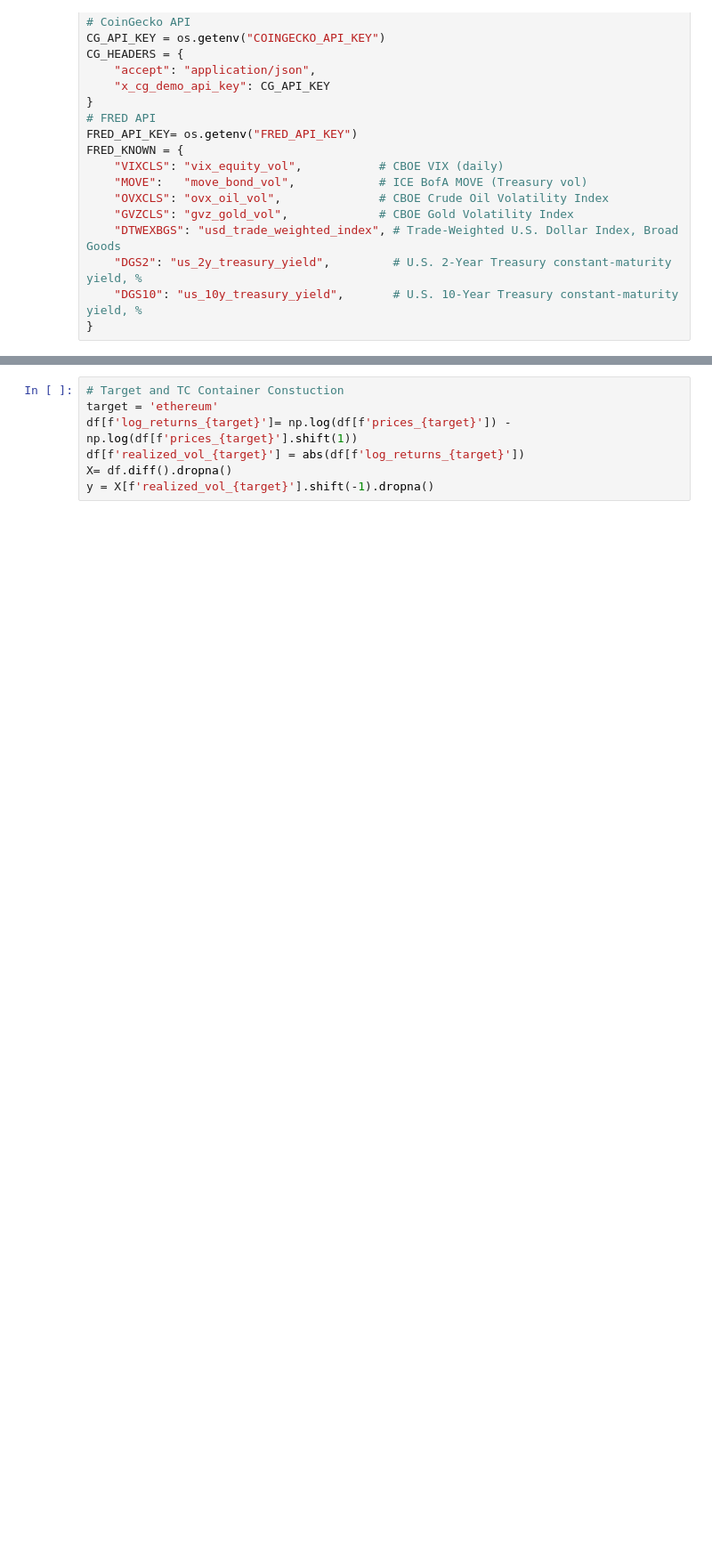
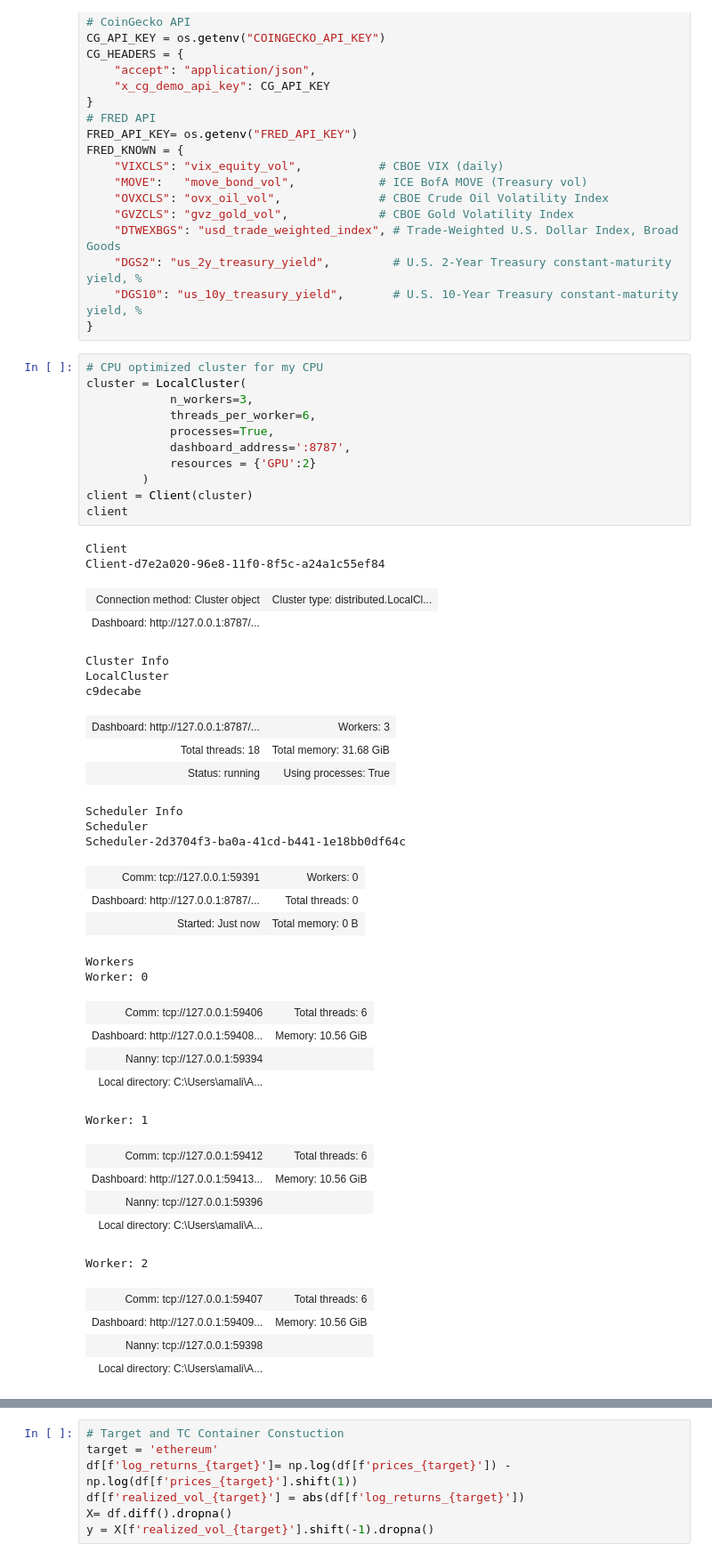
Before and after one commit to Amalio-Hidalgo/CryptoMarketsVolatilityForecasting, a Jupyter notebook: FullNotebook.ipynb, the cells around one changed output, grey strips where cells are left out. Shown at 89% size. Cells and saved outputs as stored; diff of their text form; blank space fills up the shorter version.

```diff
--- a/FullNotebook.ipynb
+++ b/FullNotebook.ipynb
@@ -77,6 +79,50 @@ FRED_KNOWN = {
     "DGS2": "us_2y_treasury_yield",         # U.S. 2-Year Treasury constant-maturity yield, %
     "DGS10": "us_10y_treasury_yield",       # U.S. 10-Year Treasury constant-maturity yield, %
 }
+# %%
+# CPU optimized cluster for my CPU
+cluster = LocalCluster(
+            n_workers=3,
+            threads_per_worker=6,
+            processes=True,
+            dashboard_address=':8787',
+            resources = {'GPU':2}
+        )
+client = Client(cluster)
+client
+# %% [output]
+Client
+Client-d7e2a020-96e8-11f0-8f5c-a24a1c55ef84
+| Connection method: Cluster object | Cluster type: distributed.LocalCl... |
+| Dashboard: http://127.0.0.1:8787/... |  |
+Cluster Info
+LocalCluster
+c9decabe
+| Dashboard: http://127.0.0.1:8787/... | Workers: 3 |
+| Total threads: 18 | Total memory: 31.68 GiB |
+| Status: running | Using processes: True |
+Scheduler Info
+Scheduler
+Scheduler-2d3704f3-ba0a-41cd-b441-1e18bb0df64c
+| Comm: tcp://127.0.0.1:59391 | Workers: 0 |
+| Dashboard: http://127.0.0.1:8787/... | Total threads: 0 |
+| Started: Just now | Total memory: 0 B |
+Workers
+Worker: 0
+| Comm: tcp://127.0.0.1:59406 | Total threads: 6 |
+| Dashboard: http://127.0.0.1:59408... | Memory: 10.56 GiB |
+| Nanny: tcp://127.0.0.1:59394 |  |
+| Local directory: C:\Users\amali\A... |  |
+Worker: 1
+| Comm: tcp://127.0.0.1:59412 | Total threads: 6 |
+| Dashboard: http://127.0.0.1:59413... | Memory: 10.56 GiB |
+| Nanny: tcp://127.0.0.1:59396 |  |
+| Local directory: C:\Users\amali\A... |  |
+Worker: 2
+| Comm: tcp://127.0.0.1:59407 | Total threads: 6 |
+| Dashboard: http://127.0.0.1:59409... | Memory: 10.56 GiB |
+| Nanny: tcp://127.0.0.1:59398 |  |
+| Local directory: C:\Users\amali\A... |  |
 # %%
 # API Calls: Data Collection and Standardization
 universe = aw.cg_universe(n= CG_TOP_N, cg_headers= CG_HEADERS)
```
Also changed, not shown: parts of 5 cells of this notebook, 2 other files.
